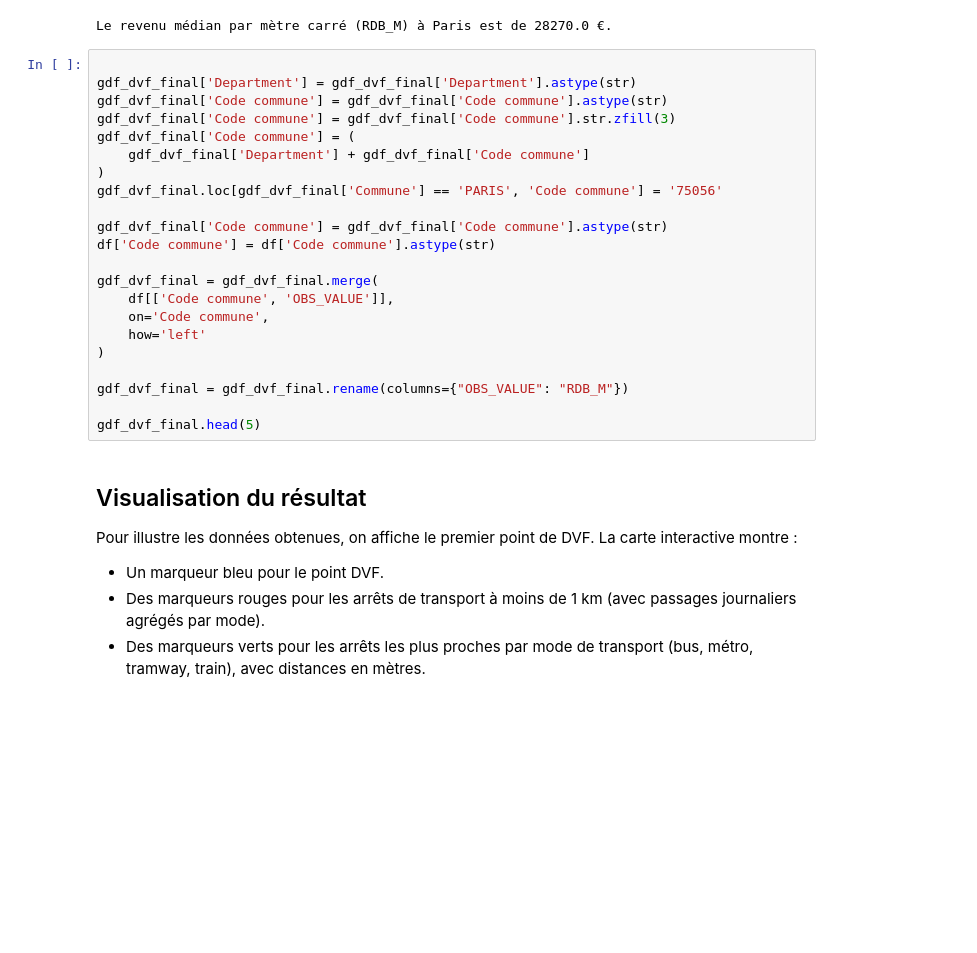
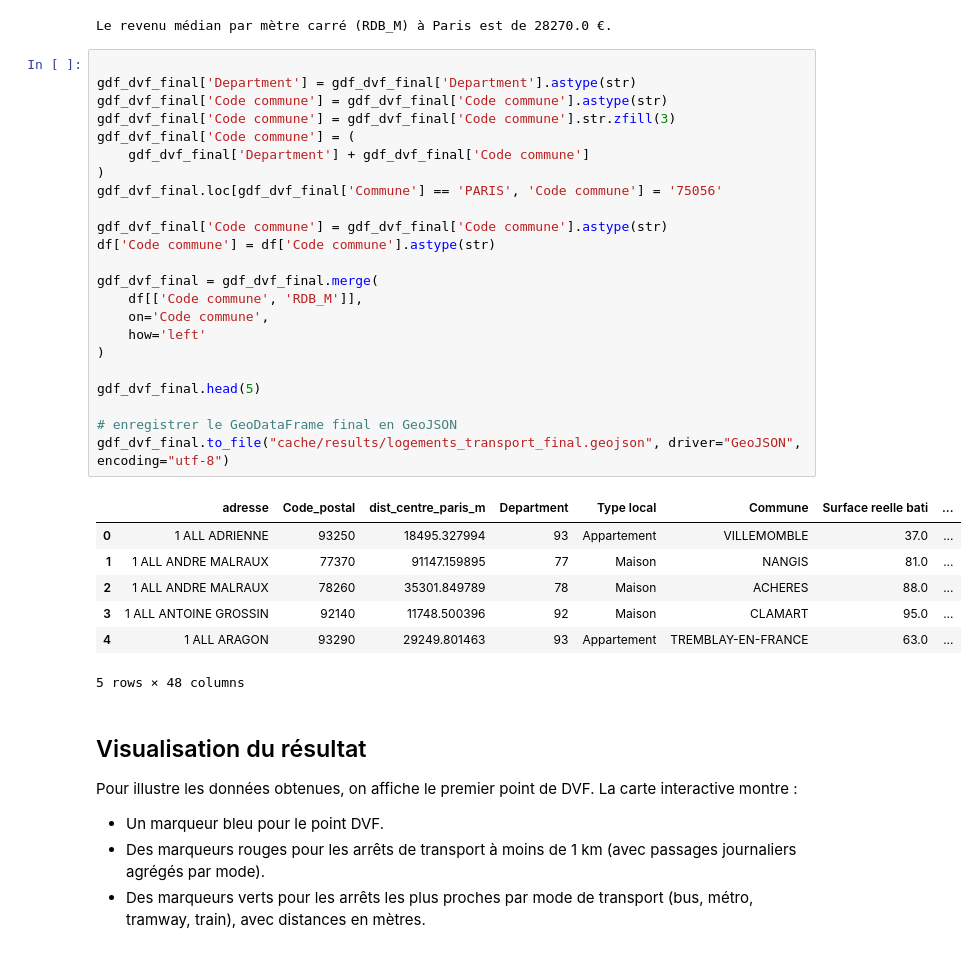
Before and after one commit to gaybrice/projet-python-ds, a Jupyter notebook: notebooks/main.ipynb, the cells around one changed output. Saved outputs shown, nothing was run; the diff lists cells and outputs as text; blank space fills up the shorter version.

```diff
--- a/notebooks/main.ipynb
+++ b/notebooks/main.ipynb
@@ -278,25 +267,34 @@ Le revenu médian par mètre carré (RDB_M) à Paris est de 28270.0 €.
 # %%
 
 gdf_dvf_final['Department'] = gdf_dvf_final['Department'].astype(str)
 gdf_dvf_final['Code commune'] = gdf_dvf_final['Code commune'].astype(str)
 gdf_dvf_final['Code commune'] = gdf_dvf_final['Code commune'].str.zfill(3)
 gdf_dvf_final['Code commune'] = (
     gdf_dvf_final['Department'] + gdf_dvf_final['Code commune']
 )
 gdf_dvf_final.loc[gdf_dvf_final['Commune'] == 'PARIS', 'Code commune'] = '75056'
 
 gdf_dvf_final['Code commune'] = gdf_dvf_final['Code commune'].astype(str)
 df['Code commune'] = df['Code commune'].astype(str)
 
 gdf_dvf_final = gdf_dvf_final.merge(
-    df[['Code commune', 'OBS_VALUE']],
+    df[['Code commune', 'RDB_M']],
     on='Code commune',
     how='left'
 )
 
-gdf_dvf_final = gdf_dvf_final.rename(columns={"OBS_VALUE": "RDB_M"})
+gdf_dvf_final.head(5)
 
-gdf_dvf_final.head(5)
+# enregistrer le GeoDataFrame final en GeoJSON
+gdf_dvf_final.to_file("cache/results/logements_transport_final.geojson", driver="GeoJSON", encoding="utf-8")
+# %% [output]
+|  | adresse | Code_postal | dist_centre_paris_m | Department | Type local | Commune | Surface reelle bati | ... |
+| 0 | 1 ALL ADRIENNE | 93250 | 18495.327994 | 93 | Appartement | VILLEMOMBLE | 37.0 | ... |
+| 1 | 1 ALL ANDRE MALRAUX | 77370 | 91147.159895 | 77 | Maison | NANGIS | 81.0 | ... |
+| 2 | 1 ALL ANDRE MALRAUX | 78260 | 35301.849789 | 78 | Maison | ACHERES | 88.0 | ... |
+| 3 | 1 ALL ANTOINE GROSSIN | 92140 | 11748.500396 | 92 | Maison | CLAMART | 95.0 | ... |
+| 4 | 1 ALL ARAGON | 93290 | 29249.801463 | 93 | Appartement | TREMBLAY-EN-FRANCE | 63.0 | ... |
+5 rows × 48 columns
 # %% [markdown]
 ## Visualisation du résultat
 
```
Also changed, not shown: parts of 3 cells of this notebook.
